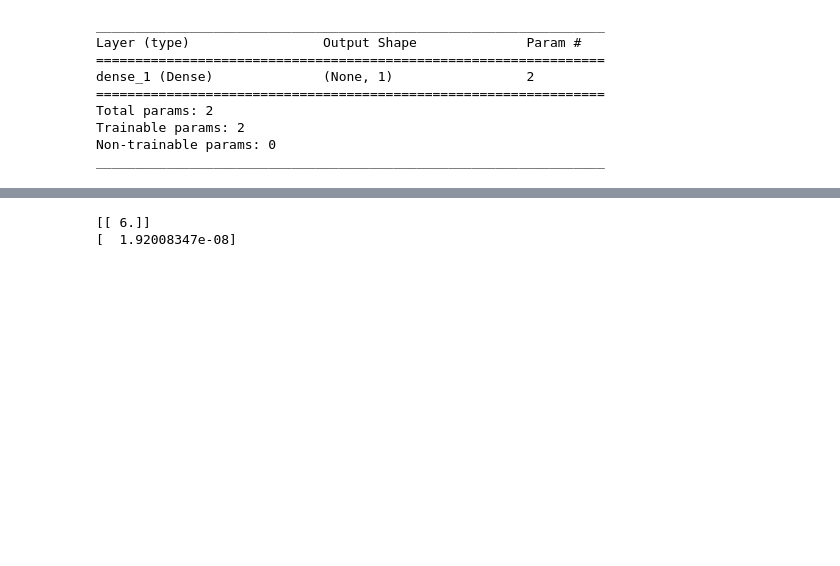
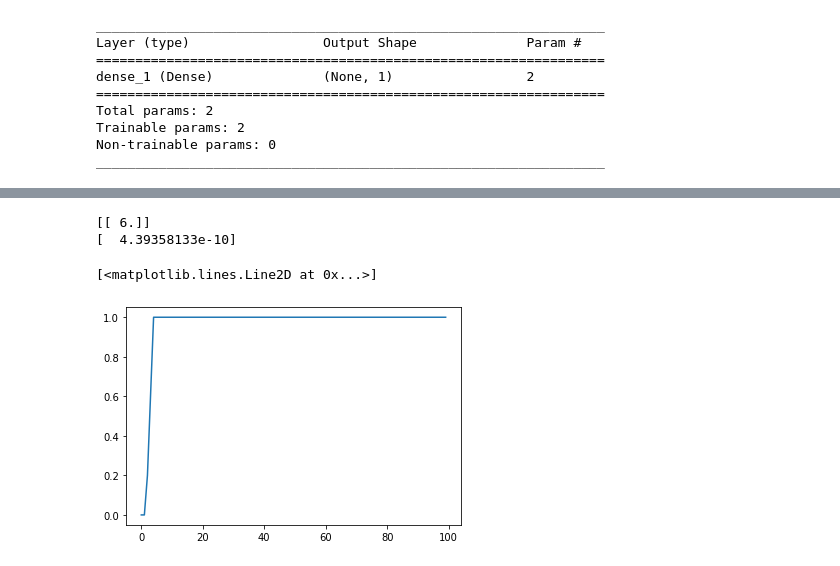
Before and after one commit to winggo12/HKU_ELRN1902_Basic-in-AI-for-Keras, a Jupyter notebook: Code/Keras_Basic_Example.ipynb, the cells around one changed output, grey strips where cells are left out. Saved outputs shown, nothing was run; the diff lists cells and outputs as text; code cells hidden in the pictures; blank space fills up the shorter version.

```diff
--- a/Code/Keras_Basic_Example.ipynb
+++ b/Code/Keras_Basic_Example.ipynb
@@ -44,5 +47,5 @@ sgd = keras.optimizers.SGD(lr=0.01, momentum=0.0, decay=0.001, nesterov=False)
 # %%
-model.compile(loss='mse', optimizer= sgd ,metrics=['acc','mse'])
+model.compile(loss='mse', optimizer= 'sgd' ,metrics=['acc','mse'])
 # %%
 history = model.fit(x, y , epochs=100 , verbose=2)
 # %% [output]
@@ -68,4 +71,4 @@ print(model.layers[0].get_weights()[0]) # weights
 print(model.layers[0].get_weights()[1]) # bias
 # %% [output]
 [[ 6.]]
-[  1.92008347e-08]
+[  4.39358133e-10]
@@ -71,0 +77,5 @@ print(model.layers[0].get_weights()[1]) # bias
+# %%
+pyplot.plot(history.history['acc'])
+# %% [output]
+[<matplotlib.lines.Line2D at 0x...>]
+[figure, added]
```
Also changed, not shown: parts of 16 cells of this notebook.
